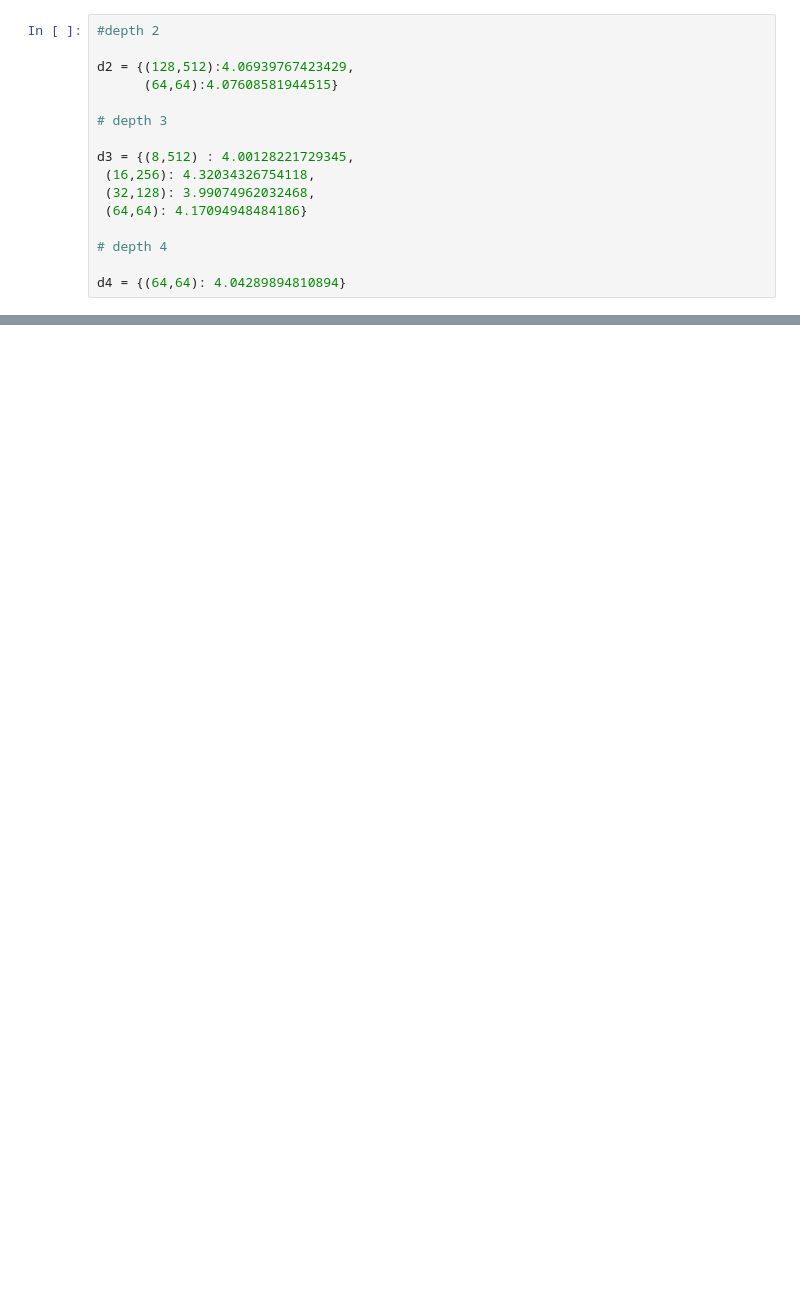
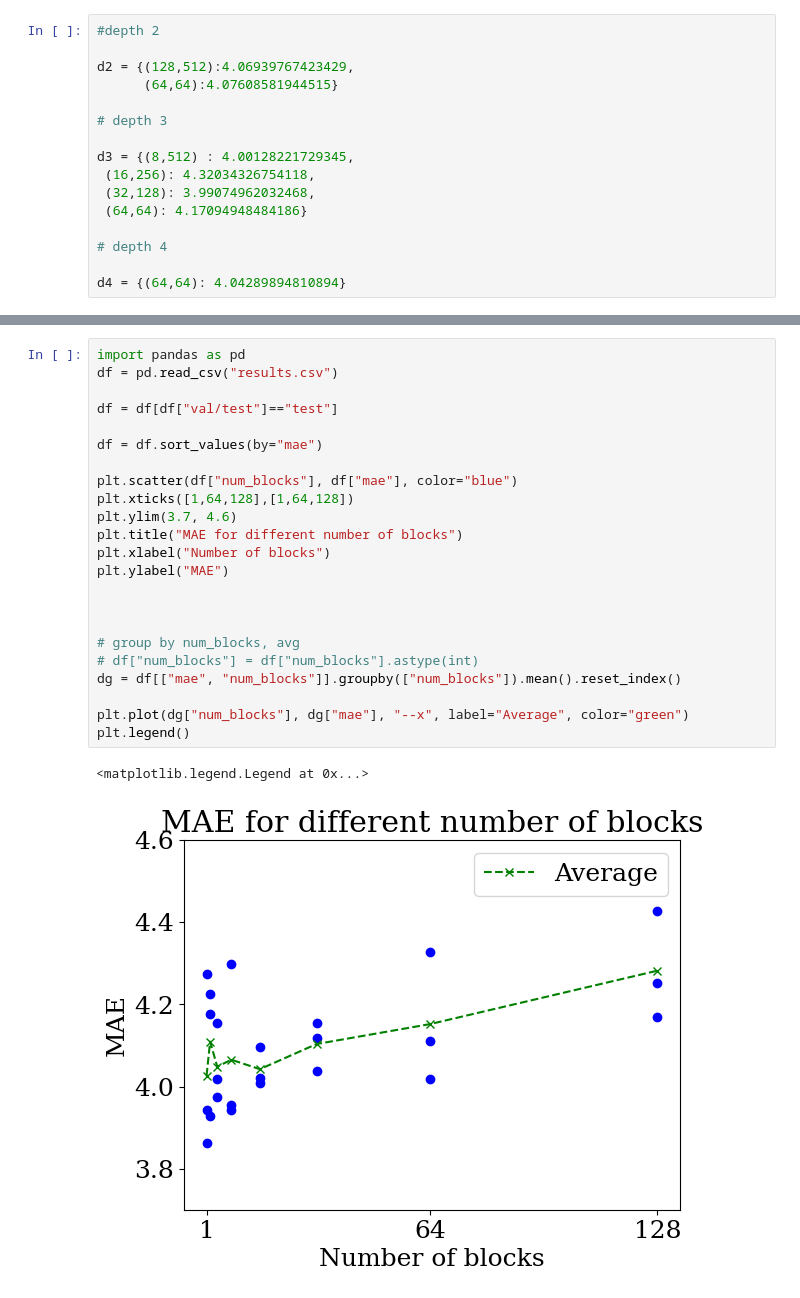
Before and after one commit to elgroselj/machine_learning_on_graphs, a Jupyter notebook: present.ipynb, the cells around one changed output, grey strips where cells are left out. Saved outputs shown, nothing was run; the diff lists cells and outputs as text; blank space fills up the shorter version.

```diff
--- a/present.ipynb
+++ b/present.ipynb
@@ -89,0 +99,26 @@ plt.legend()
+# %%
+import pandas as pd
+df = pd.read_csv("results.csv")
+
+df = df[df["val/test"]=="test"]
+
+df = df.sort_values(by="mae")
+
+plt.scatter(df["num_blocks"], df["mae"], color="blue")
+plt.xticks([1,64,128],[1,64,128])
+plt.ylim(3.7, 4.6)
+plt.title("MAE for different number of blocks")
+plt.xlabel("Number of blocks")
+plt.ylabel("MAE")
+
+
+
+# group by num_blocks, avg
+# df["num_blocks"] = df["num_blocks"].astype(int)
+dg = df[["mae", "num_blocks"]].groupby(["num_blocks"]).mean().reset_index()
+
+plt.plot(dg["num_blocks"], dg["mae"], "--x", label="Average", color="green")
+plt.legend()
+# %% [output]
+<matplotlib.legend.Legend at 0x...>
+[figure, added]
```
Also changed, not shown: parts of 6 cells of this notebook, 32 other files.
